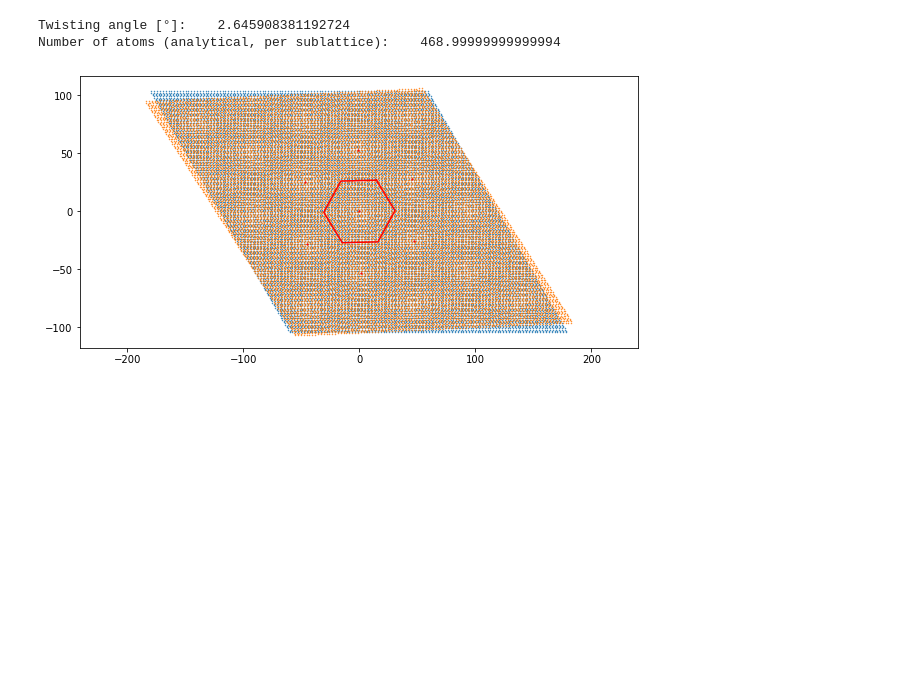
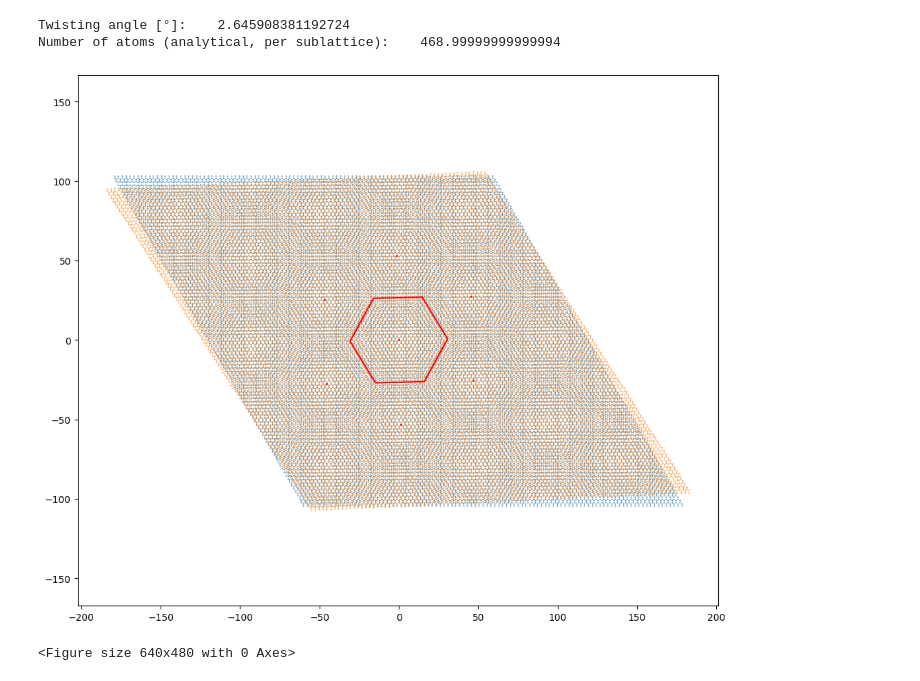
Before and after one commit to SuhasPK/My-Computational-Physics, a Jupyter notebook: Project-9/Electronic band structure of graphene.ipynb, the cells around one changed output. Saved outputs shown, nothing was run; the diff lists cells and outputs as text; code cells hidden in the pictures; blank space fills up the shorter version.

```diff
--- a/Project-9/Electronic band structure of graphene.ipynb
+++ b/Project-9/Electronic band structure of graphene.ipynb
@@ -6,7 +6,7 @@
 import numpy as np
 import matplotlib.pyplot as plt
 
-plt.rcParams["figure.figsize"] = (10,5)
+#plt.rcParams["figure.figsize"] = (10,5)
 # %% [markdown]
 ## 1. One-dimensional band structures
 # %% [markdown]
@@ -353,30 +352,33 @@ coords2b = np.array([i * b1 + j * b2 + [-np.sin(alpha)*a0,np.cos(alpha)*a0,z0] f
 coords1 = np.concatenate((coords1a, coords1b), axis=0)
 coords2 = np.concatenate((coords2a, coords2b), axis=0)
 # %%
+plt.figure(figsize=(12,10))
 plt.axes().set_aspect('equal', 'datalim')
 x1, y1, z1 = coords1.T
 x2, y2, z2 = coords2.T
 plt.scatter(x1, y1, s=30/twist**2)
 plt.scatter(x2, y2, s=30/twist**2)
 
 plt.scatter([0, s1[0], s2[0], -s1[0], -s2[0], s1[0]+s2[0], -s1[0]-s2[0]],
             [0, s1[1], s2[1], -s1[1], -s2[1], s1[1]+s2[1], -s1[1]-s2[1]],s=200/twist**2,
             c='r')
 
 # define corner points
 corner1 = np.array(( 2*s1+1*s2)/3)
 corner2 = np.array(( 1*s1-1*s2)/3)
 corner3 = np.array((-1*s1-2*s2)/3)
 corner4 = np.array((-2*s1-1*s2)/3)
 corner5 = np.array((-1*s1+1*s2)/3)
 corner6 = np.array(( 1*s1+2*s2)/3)
 
 # plot the unit cell boundaries
 plt.plot(
     [corner1[0], corner2[0], corner3[0], corner4[0], corner5[0], corner6[0], corner1[0]],
     [corner1[1], corner2[1], corner3[1], corner4[1], corner5[1], corner6[1], corner1[1]],
     c='r')
 
+plt.show()
 plt.savefig('lattice.png', dpi=300)
 # %% [output]
-[figure, old version]
+[figure, new version]
+<Figure size 640x480 with 0 Axes>
```
Also changed, not shown: parts of 16 cells of this notebook.
